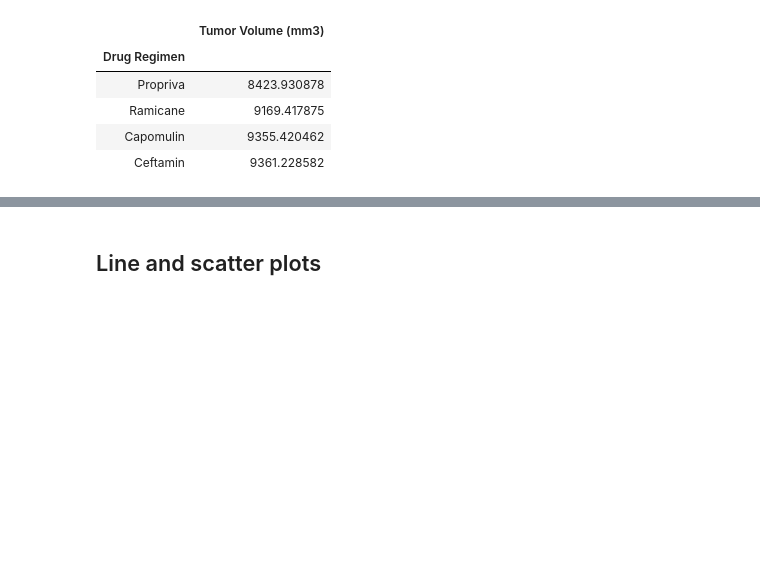
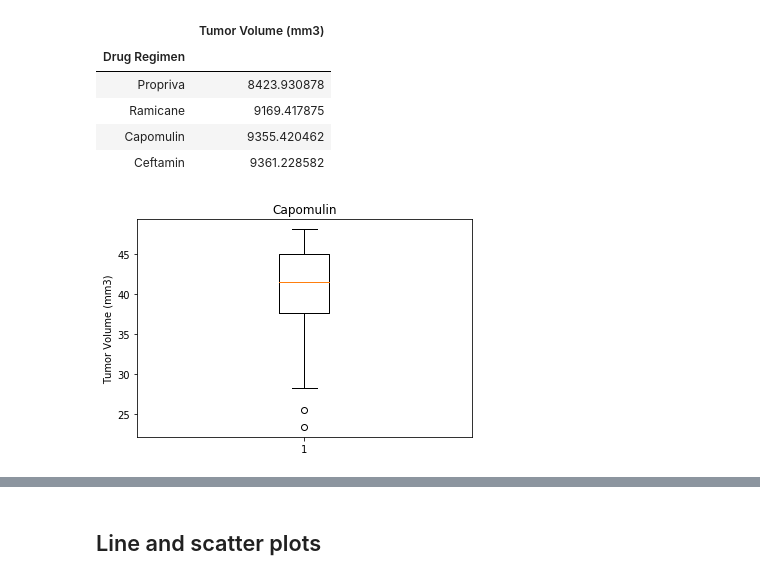
Before and after one commit to herge008/matplotlib-challenge, a Jupyter notebook: Phymaceuticals.ipynb, the cells around one changed output, grey strips where cells are left out. Drawn from its saved outputs; the diff is of its cells as text; code cells hidden in the pictures; blank space fills up the shorter version.

Commit message:
second draft with improvements to Quartiles & outliers section

```diff
--- a/Phymaceuticals.ipynb
+++ b/Phymaceuticals.ipynb
@@ -121,3 +121,29 @@ tumorvol
 | Ramicane | 9169.417875 |
 | Capomulin | 9355.420462 |
 | Ceftamin | 9361.228582 |
+# %%
+# Generate a box plot of the final tumor volume of each mouse across four regimens of interest
+capomulin = merged_df.loc[merged_df["Drug Regimen"] == "Capomulin"]
+
+Q1 = np.percentile(capomulin['Tumor Volume (mm3)'], 25)
+Q2 = np.percentile(capomulin['Tumor Volume (mm3)'], 50)
+Q3 = np.percentile(capomulin['Tumor Volume (mm3)'], 75)
+IQR = Q3 - Q1
+upper_boundary = Q3 + (1.5 * IQR)
+lower_boundary = Q1 - (1.5 * IQR)
+
+#print("(Q1) Lower Quartile: %s"%(Q1))
+#print("(Q2) Median: %s"%(Q2))
+#print("(Q3) Upper Quartile: %s"%(Q3))
+#print("Interquartile Range: %s"%(IQR))
+#print("Upper Boundary: %s"%(upper_boundary))
+#print("Lower Boundary: %s"%(lower_boundary))
+
+cap_tumors = capomulin['Tumor Volume (mm3)']
+fig1, ax1 = plt.subplots()
+ax1.set_title('Capomulin')
+ax1.set_ylabel('Tumor Volume (mm3)')
+ax1.boxplot(cap_tumors)
+plt.show()
+# %% [output]
+[figure, added]
```
Also changed, not shown: parts of 6 cells of this notebook.
